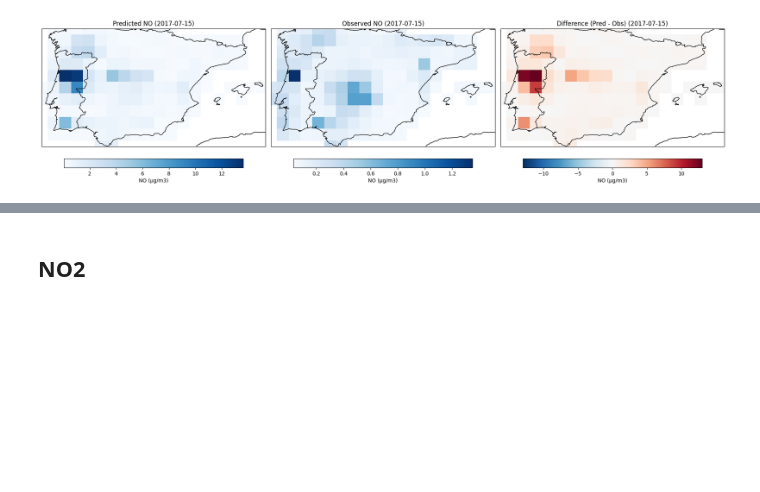
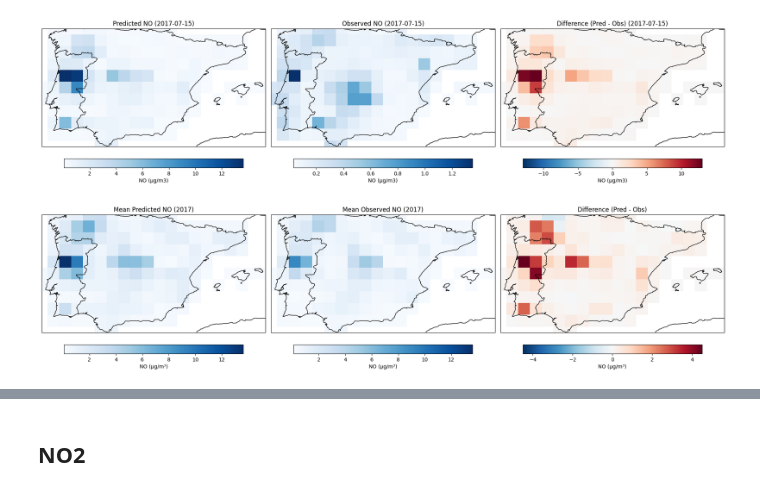
Before and after one commit to Sofs27/Thesis, a Jupyter notebook: Code/Model.ipynb, the cells around one changed output, grey strips where cells are left out. Saved outputs shown, nothing was run; the diff lists cells and outputs as text; code cells hidden in the pictures; blank space fills up the shorter version.

```diff
--- a/Code/Model.ipynb
+++ b/Code/Model.ipynb
@@ -791,6 +880,87 @@ plt.tight_layout()
 plt.show()
 # %% [output]
 [figure]
+# %%
+import xarray as xr
+import matplotlib.pyplot as plt
+import cartopy.crs as ccrs
+import cartopy.feature as cfeature
+import numpy as np
+
+# Load dataset
+file_path = r"C:\Users\sofia\OneDrive\Ambiente de Trabalho\ISA\Thesis\Code\NO_LSTM_predictions_2017.nc"
+ds = xr.open_dataset(file_path)
+
+# =========================
+# TIME MEAN
+# =========================
+pred = ds["NO_predicted"].mean(dim="time")
+obs  = ds["NO_observed"].mean(dim="time")
+diff = (pred - obs)
+
+# =========================
+# MASK VALID AREA
+# =========================
+mask = np.isfinite(obs.values)
+
+lat = ds.latitude.values
+lon = ds.longitude.values
+
+lat_valid = lat[np.any(mask, axis=1)]
+lon_valid = lon[np.any(mask, axis=0)]
+
+lat_min, lat_max = lat_valid.min(), lat_valid.max()
+lon_min, lon_max = lon_valid.min(), lon_valid.max()
+
+# =========================
+# FIXED COLOR SCALE
+# =========================
+vmin = float(min(pred.min(), obs.min()))
+vmax = float(max(pred.max(), obs.max()))
+
+proj = ccrs.PlateCarree()
+
+fig, axes = plt.subplots(
+    1, 3,
+    figsize=(19, 7),
+    subplot_kw={"projection": proj}
+)
+
+datasets = [pred, obs, diff]
+titles = [
+    "Mean Predicted NO (2017)",
+    "Mean Observed NO (2017)",
+    "Difference (Pred - Obs)"
+]
+cmaps = ["Blues", "Blues", "RdBu_r"]
+
+for ax, data, title, cmap in zip(axes, datasets, titles, cmaps):
+
+    im = data.plot(
+        ax=ax,
+        transform=proj,
+        cmap=cmap,
+        vmin=vmin if "Difference" not in title else None,
+        vmax=vmax if "Difference" not in title else None,
+        add_colorbar=True,
+        cbar_kwargs={
+            "orientation": "horizontal",
+            "pad": 0.05,
+            "shrink": 0.8,
+            "label": "NO (µg/m³)"
+        }
+    )
+
+    ax.set_extent([lon_min, lon_max, lat_min, lat_max], crs=proj)
+    ax.coastlines(resolution="10m")
+    ax.add_feature(cfeature.BORDERS, linewidth=1)
+
+    ax.set_title(title)
+
+plt.tight_layout()
+plt.show()
+# %% [output]
+[figure, added]
 # %%
 import xarray as xr
 import numpy as np
```
Also changed, not shown: parts of 9 cells of this notebook, 2 other files.
